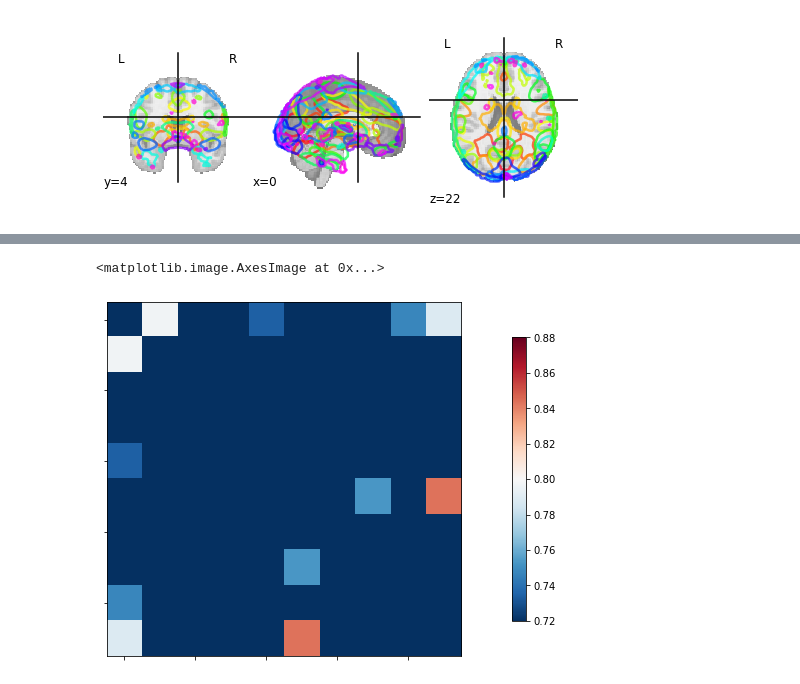
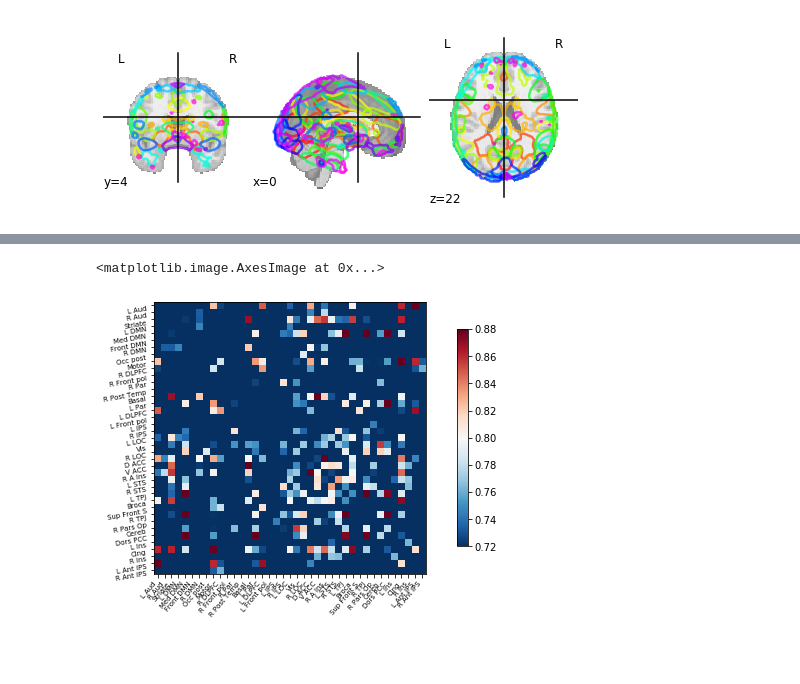
Before and after one commit to Soumalya1857/FMRI, a Jupyter notebook: data_visualization.ipynb, the cells around one changed output, grey strips where cells are left out. Drawn from its saved outputs; the diff is of its cells as text; code cells hidden in the pictures; blank space fills up the shorter version.

Commit message:
data visualization added

```diff
--- a/data_visualization.ipynb
+++ b/data_visualization.ipynb
@@ -89,9 +89,9 @@ img.shape
 ##### Fectching hammersmith atlas
 No idea how many regions are there
 # %%
-hammersmith_atlas = datasets.fetch_atlas_smith_2009()
-rsn = hammersmith_atlas['rsn10']
-#hammersmith_coords = hammersmith_atlas.region_coords
+msdl_atlas = datasets.fetch_atlas_msdl()
+#rsn = hammersmith_atlas['rsn10']
+msdl_coords = msdl_atlas.region_coords
 
-#print(len(hammersmith_coords))
-#print(np.unique(hammersmith_atlas.networks))
+print(len(msdl_coords))
+print(np.unique(msdl_atlas.networks))
@@ -121,7 +131,7 @@ plotting.plot_prob_atlas(hammersmith_atlas.rsn70)
 # %%
 from nilearn import input_data
 # %%
-masker = input_data.NiftiMapsMasker(hammersmith_atlas.rsn10, t_r=2, detrend=True, low_pass=0.1, high_pass=0.01).fit()
+masker = input_data.NiftiMapsMasker(msdl_atlas.maps, t_r=2, detrend=True, low_pass=0.1, high_pass=0.01).fit()
 # %%
 roi_time_series = masker.transform(fmri_filenames[0])
 roi_time_series.shape
@@ -139,6 +165,6 @@ AttributeError: labels
 # %%
 np.fill_diagonal(correlation_matrix,0)
-plotting.plot_matrix(correlation_matrix, vmax=0.8, vmin=0.8, colorbar=True)
+plotting.plot_matrix(correlation_matrix,labels=msdl_atlas.labels, vmax=0.8, vmin=0.8, colorbar=True)
 # %% [output]
 <matplotlib.image.AxesImage at 0x...>
-[figure, old version]
+[figure, new version]
```
Also changed, not shown: parts of 4 cells of this notebook.
